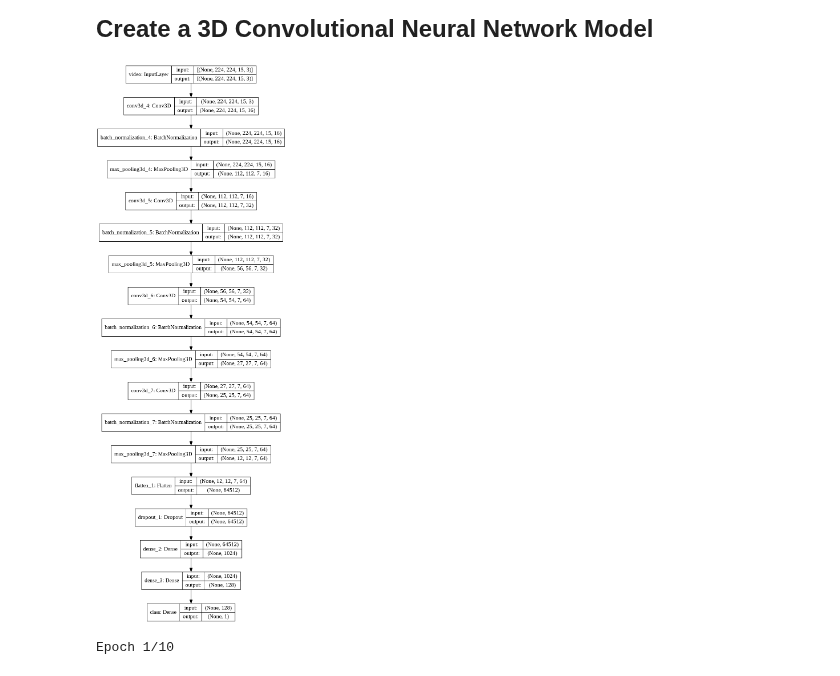
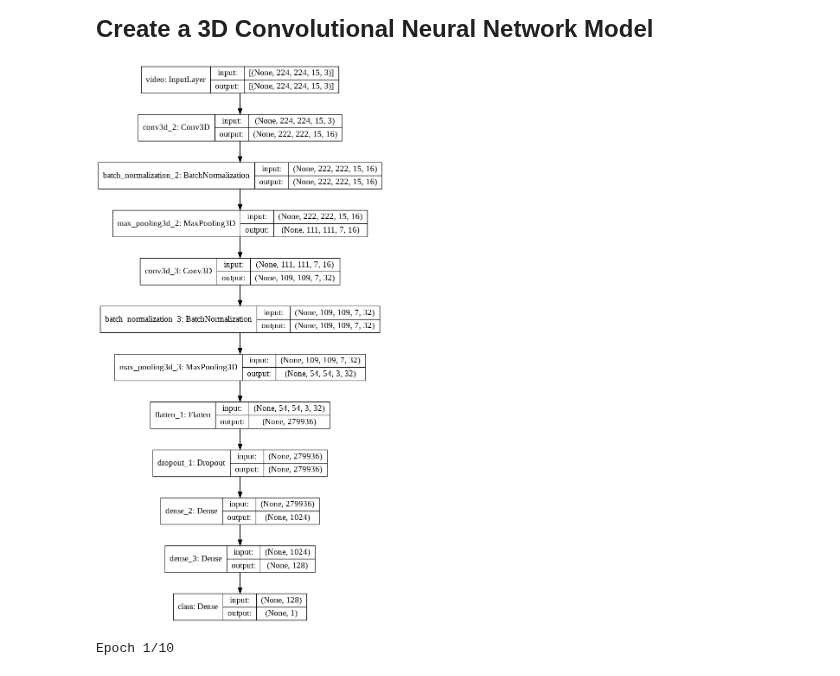
Before and after one commit to kaneelgit/msi_voxceleb, a Jupyter notebook: voxceleb_data_handle.ipynb, the cells around one changed output. Drawn from its saved outputs; the diff is of its cells as text; code cells hidden in the pictures.

```diff
--- a/voxceleb_data_handle.ipynb
+++ b/voxceleb_data_handle.ipynb
@@ -315,43 +315,43 @@ from tensorflow.python.keras.utils.vis_utils import plot_model
 def cnn_model(x):
 
     inputs = x
-    x = tf.keras.layers.Conv3D(16, kernel_size = (1, 1, 1),activation = 'relu')(inputs)
+    x = tf.keras.layers.Conv3D(16, kernel_size = (3, 3, 1),activation = 'relu')(inputs)
     x = tf.keras.layers.BatchNormalization()(x)
     x = tf.keras.layers.MaxPool3D(pool_size = (2, 2, 2))(x)
 
-    x = tf.keras.layers.Conv3D(32, kernel_size = (1, 1, 1), activation = 'relu')(x)
+    x = tf.keras.layers.Conv3D(32, kernel_size = (3, 3, 1), activation = 'relu')(x)
     x = tf.keras.layers.BatchNormalization()(x)
-    x = tf.keras.layers.MaxPool3D(pool_size = (2, 2, 1))(x)
+    x = tf.keras.layers.MaxPool3D(pool_size = (2, 2, 2))(x)
 
-    x = tf.keras.layers.Conv3D(64, kernel_size = (3, 3, 1), activation = 'relu')(x)
-    x = tf.keras.layers.BatchNormalization()(x)
-    x = tf.keras.layers.MaxPool3D(pool_size = (2, 2, 1))(x)
+    # x = tf.keras.layers.Conv3D(64, kernel_size = (3, 3, 1), activation = 'relu')(x)
+    # x = tf.keras.layers.BatchNormalization()(x)
+    # x = tf.keras.layers.MaxPool3D(pool_size = (2, 2, 1))(x)
 
-    x = tf.keras.layers.Conv3D(64, kernel_size = (3, 3, 1), activation = 'relu')(x)
-    x = tf.keras.layers.BatchNormalization()(x)
-    x = tf.keras.layers.MaxPool3D(pool_size = (2, 2, 1))(x)
+    # x = tf.keras.layers.Conv3D(64, kernel_size = (3, 3, 1), activation = 'relu')(x)
+    # x = tf.keras.layers.BatchNormalization()(x)
+    # x = tf.keras.layers.MaxPool3D(pool_size = (2, 2, 1))(x)
 
     return x
 
 #input
 input_samp = np.zeros([16, 224, 224, 15, 3])
 
 #input
 input = Input(input_samp[0, :].shape, name = 'video')
 out = cnn_model(input)
 out = Flatten()(out)
 out = Dropout(0.5)(out)
 out = Dense(1024, activation = 'relu')(out)
 out = Dense(128, activation = 'relu')(out)
 output = Dense(1, activation = 'sigmoid', name = 'class')(out)
 
 #create the model
 video_cnn_model = Model(input, output)
 
 #plot the model
 plot_model(video_cnn_model, show_shapes = True, show_layer_names = True, to_file = 'test_model.png')
 # %% [output]
-[figure, old version]
+[figure, new version]
 # %%
 #compile the model
 opt = tf.optimizers.Adam(0.001)
```
Also changed, not shown: parts of 3 cells of this notebook.
